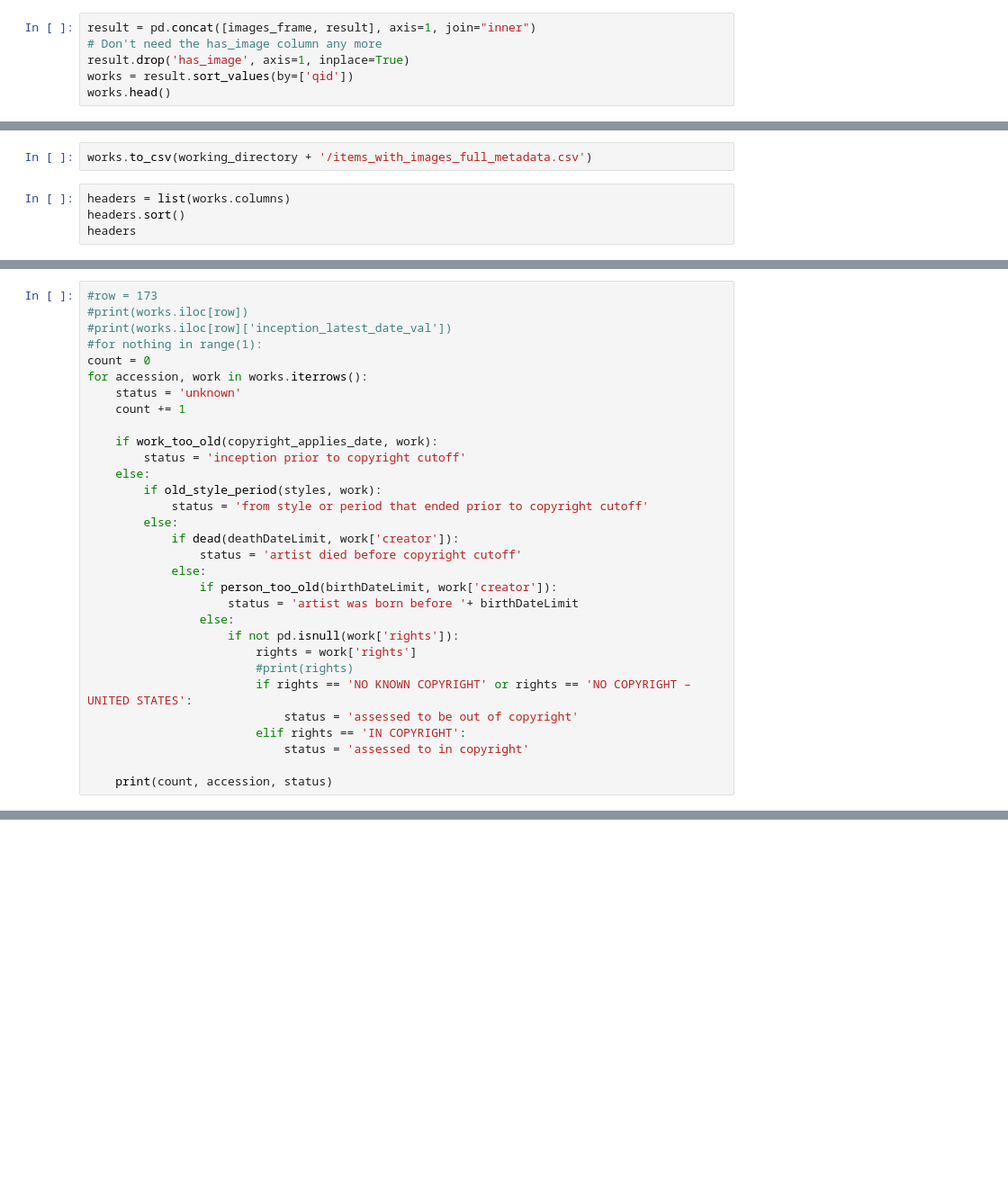
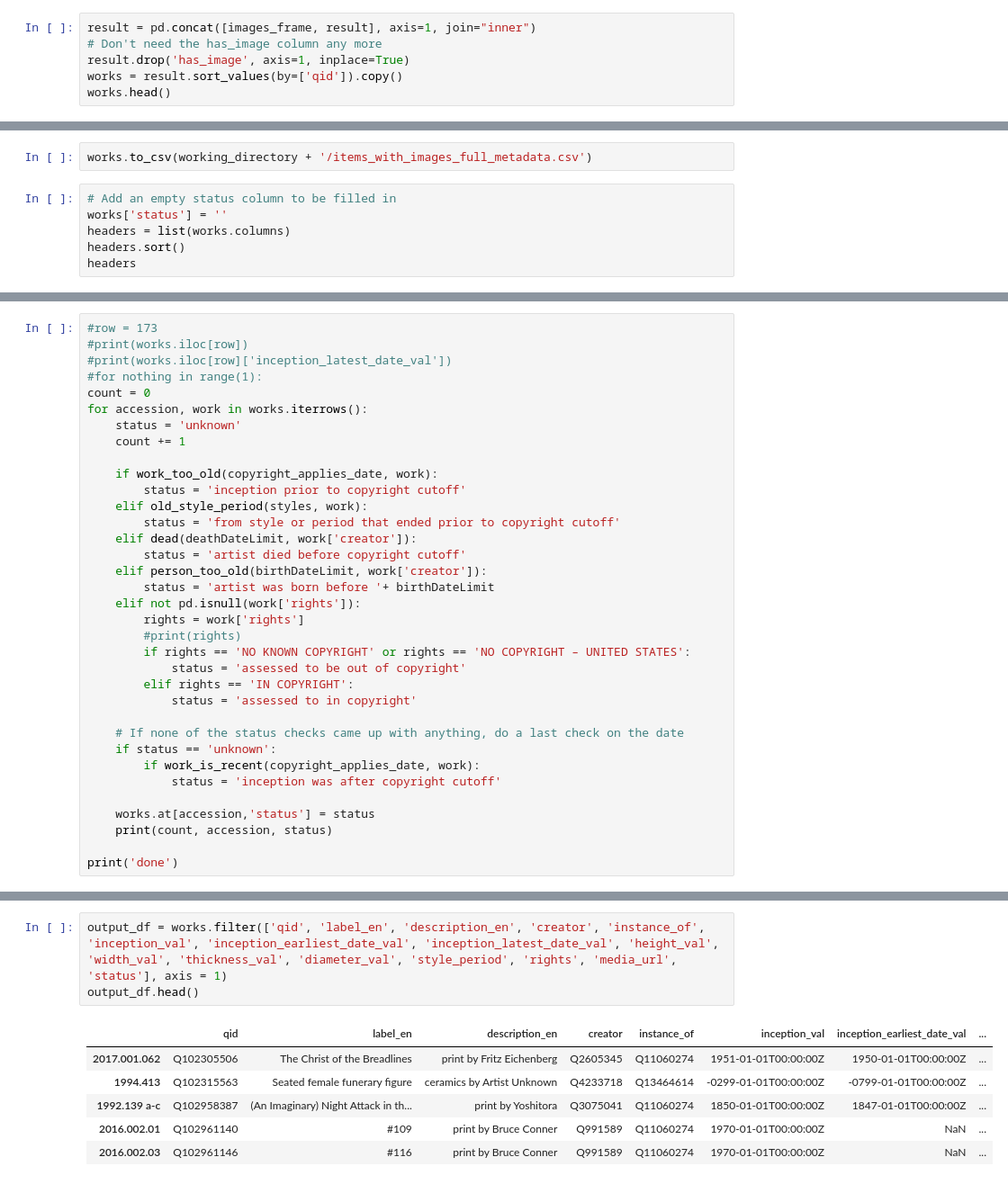
Before and after one commit to HeardLibrary/vandycite, a Jupyter notebook: gallery_works/image_reconciliation.ipynb, the cells around one changed output, grey strips where cells are left out. Shown at 90% size. Saved outputs shown, nothing was run; the diff lists cells and outputs as text; blank space fills up the shorter version.

```diff
--- a/gallery_works/image_reconciliation.ipynb
+++ b/gallery_works/image_reconciliation.ipynb
@@ -185,7 +196,7 @@ Basically, this just deletes works that don't have images from the earlier join.
 result = pd.concat([images_frame, result], axis=1, join="inner")
 # Don't need the has_image column any more
 result.drop('has_image', axis=1, inplace=True)
-works = result.sort_values(by=['qid'])
+works = result.sort_values(by=['qid']).copy()
 works.head()
 # %% [output]
 |  | qid | label_en | description_en | inventory_number_uuid | inventory_number_collection | inventory_number_ref1_hash | ... |
@@ -198,6 +209,8 @@ works.head()
 # %%
 works.to_csv(working_directory + '/items_with_images_full_metadata.csv')
 # %%
+# Add an empty status column to be filled in
+works['status'] = ''
 headers = list(works.columns)
 headers.sort()
 headers
@@ -231,23 +244,27 @@ for accession, work in works.iterrows():
 
     if work_too_old(copyright_applies_date, work):
         status = 'inception prior to copyright cutoff'
-    else:
-        if old_style_period(styles, work):
-            status = 'from style or period that ended prior to copyright cutoff'
-        else:
-            if dead(deathDateLimit, work['creator']):
-                status = 'artist died before copyright cutoff'
-            else:
-                if person_too_old(birthDateLimit, work['creator']):
-                    status = 'artist was born before '+ birthDateLimit
-                else:
-                    if not pd.isnull(work['rights']):
-                        rights = work['rights']
-                        #print(rights)
-                        if rights == 'NO KNOWN COPYRIGHT' or rights == 'NO COPYRIGHT – UNITED STATES':
-                            status = 'assessed to be out of copyright'
-                        elif rights == 'IN COPYRIGHT':
-                            status = 'assessed to in copyright'
+    elif old_style_period(styles, work):
+        status = 'from style or period that ended prior to copyright cutoff'
+    elif dead(deathDateLimit, work['creator']):
+        status = 'artist died before copyright cutoff'
+    elif person_too_old(birthDateLimit, work['creator']):
+        status = 'artist was born before '+ birthDateLimit
+    elif not pd.isnull(work['rights']):
+        rights = work['rights']
+        #print(rights)
+        if rights == 'NO KNOWN COPYRIGHT' or rights == 'NO COPYRIGHT – UNITED STATES':
+            status = 'assessed to be out of copyright'
+        elif rights == 'IN COPYRIGHT':
+            status = 'assessed to in copyright'
 
+    # If none of the status checks came up with anything, do a last check on the date
+    if status == 'unknown':
+        if work_is_recent(copyright_applies_date, work):
+            status = 'inception was after copyright cutoff'
+
+    works.at[accession,'status'] = status
     print(count, accession, status)
+
+print('done')
 # %% [output]
@@ -274,0 +288,10 @@ for index, work in works.iterrows():
+# %%
+output_df = works.filter(['qid', 'label_en', 'description_en', 'creator', 'instance_of', 'inception_val', 'inception_earliest_date_val', 'inception_latest_date_val', 'height_val', 'width_val', 'thickness_val', 'diameter_val', 'style_period', 'rights', 'media_url', 'status'], axis = 1)
+output_df.head()
+# %% [output]
+|  | qid | label_en | description_en | creator | instance_of | inception_val | inception_earliest_date_val | ... |
+| 2017.001.062 | Q102305506 | The Christ of the Breadlines | print by Fritz Eichenberg | Q2605345 | Q11060274 | 1951-01-01T00:00:00Z | 1950-01-01T00:00:00Z | ... |
+| 1994.413 | Q102315563 | Seated female funerary figure | ceramics by Artist Unknown | Q4233718 | Q13464614 | -0299-01-01T00:00:00Z | -0799-01-01T00:00:00Z | ... |
+| 1992.139 a-c | Q102958387 | (An Imaginary) Night Attack in th... | print by Yoshitora | Q3075041 | Q11060274 | 1850-01-01T00:00:00Z | 1847-01-01T00:00:00Z | ... |
+| 2016.002.01 | Q102961140 | #109 | print by Bruce Conner | Q991589 | Q11060274 | 1970-01-01T00:00:00Z | NaN | ... |
+| 2016.002.03 | Q102961146 | #116 | print by Bruce Conner | Q991589 | Q11060274 | 1970-01-01T00:00:00Z | NaN | ... |
```
Also changed, not shown: parts of 6 cells of this notebook, 1 other file.
